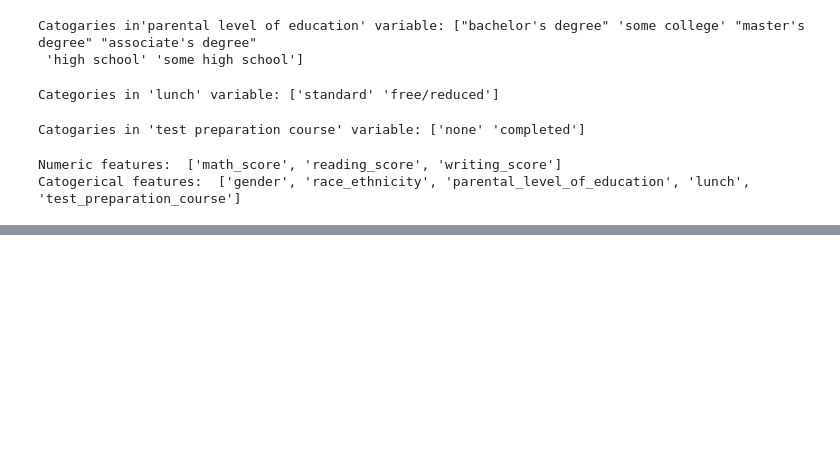
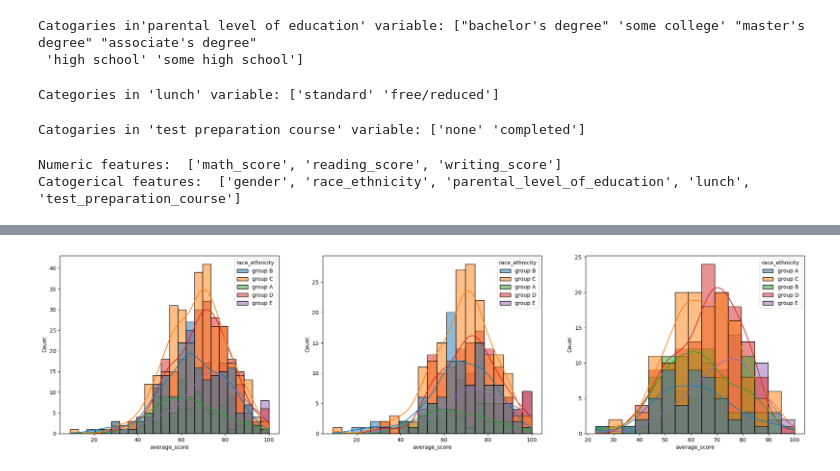
Before and after one commit to ashuwebdevloper/MLprojects, a Jupyter notebook: notebook/data/EDA STUDENTS PERFORMANCE.ipynb, the cells around one changed output, grey strips where cells are left out. Cells and saved outputs as stored; diff of their text form; code cells hidden in the pictures; blank space fills up the shorter version.

```diff
--- a/notebook/data/EDA STUDENTS PERFORMANCE.ipynb
+++ b/notebook/data/EDA STUDENTS PERFORMANCE.ipynb
@@ -114,0 +188,28 @@ Catogerical features:  ['gender', 'race_ethnicity', 'parental_level_of_education
+# %%
+plt.figure(figsize=(25,6))
+
+# Plot 1 - Overall
+plt.subplot(1,3,1)
+sns.histplot(data=df, x='average_score', kde=True, hue='race_ethnicity')
+
+# Plot 2 - Female
+plt.subplot(1,3,2)
+sns.histplot(
+    data=df[df['gender'] == 'female'],
+    x='average_score',
+    kde=True,
+    hue='race_ethnicity'
+)
+
+# Plot 3 - Male
+plt.subplot(1,3,3)
+sns.histplot(
+    data=df[df['gender'] == 'male'],
+    x='average_score',
+    kde=True,
+    hue='race_ethnicity'
+)
+
+plt.show()
+# %% [output]
+[figure, added]
```
Also changed, not shown: parts of 12 cells of this notebook.
